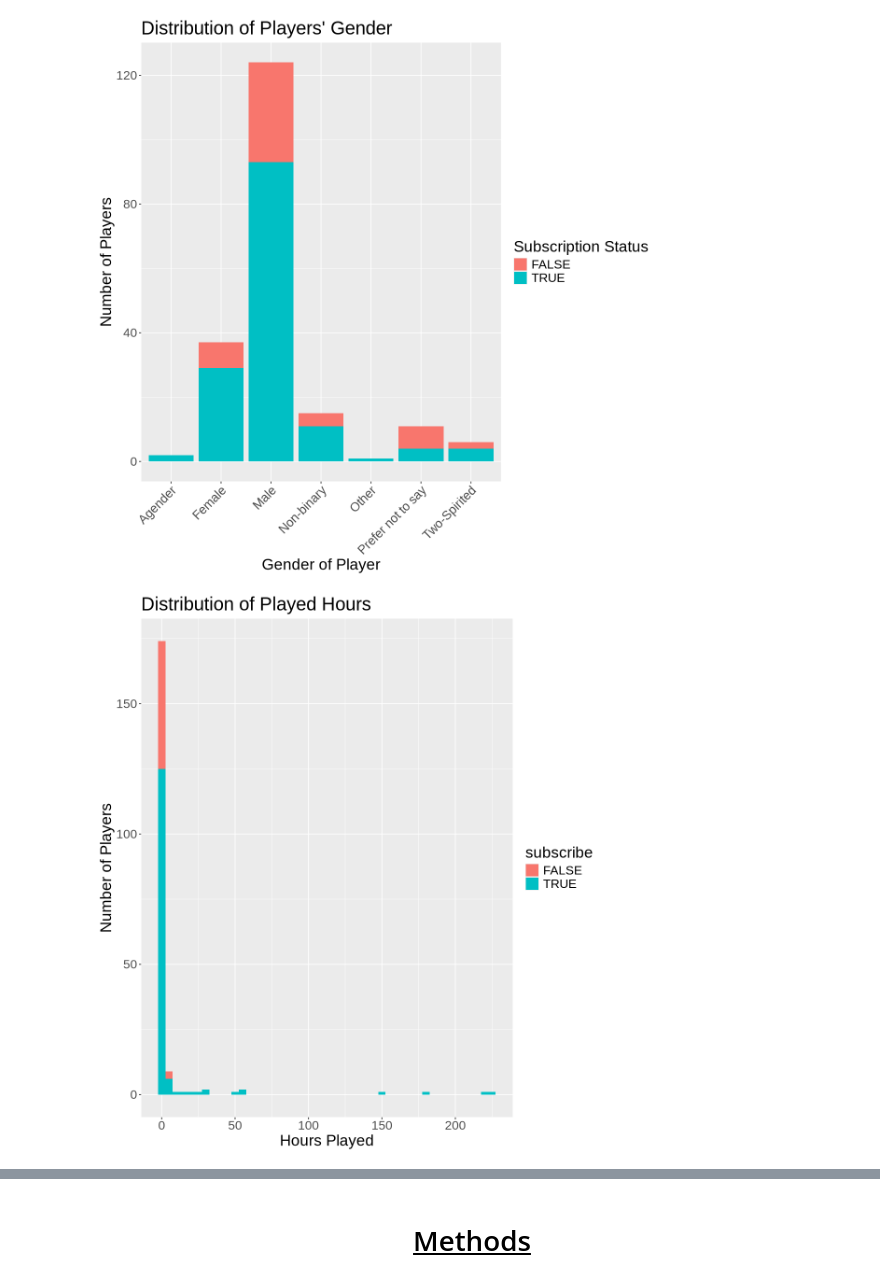
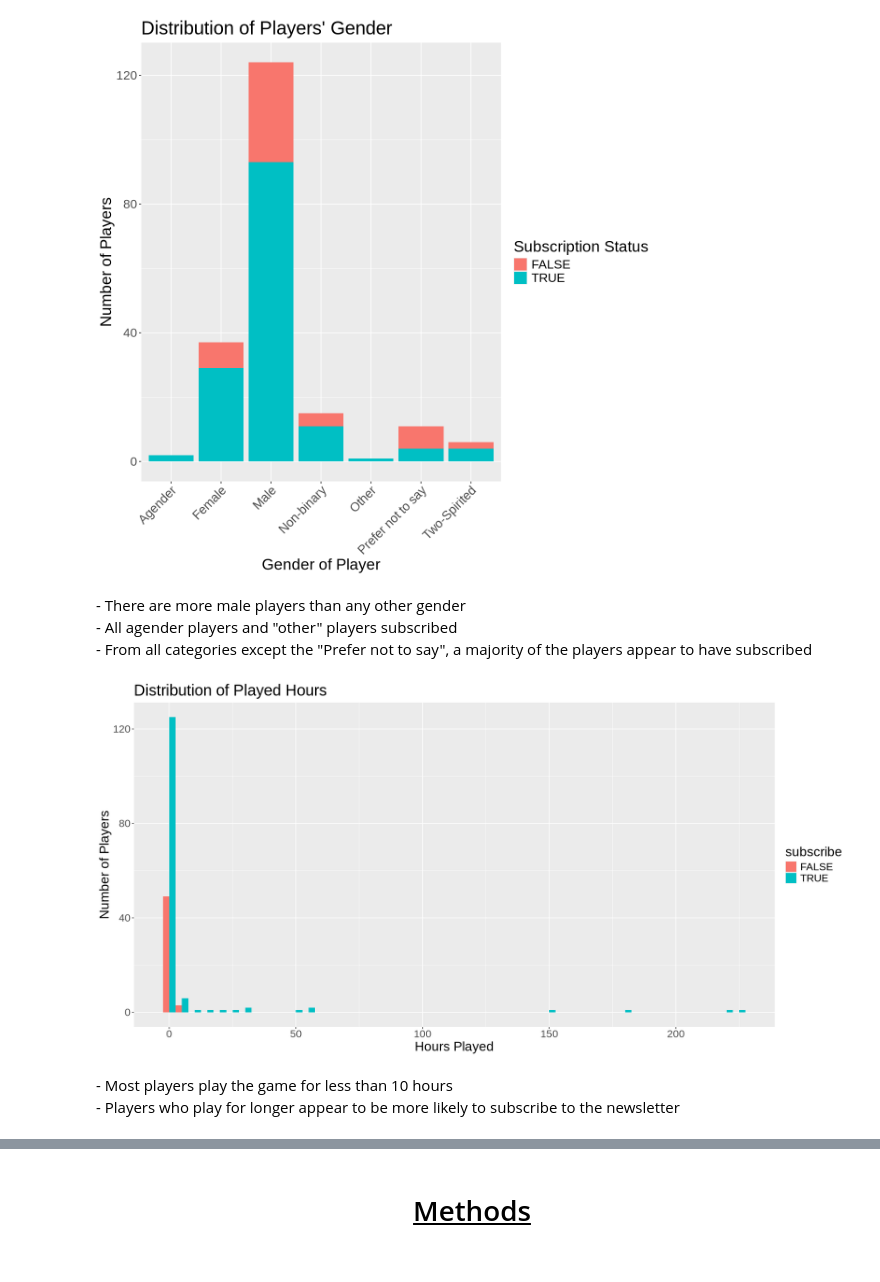
Before and after one commit to bhallasaachi/dsci-100-2025w1-Saachi-group-45, a Jupyter notebook: Saachi_Bhalla_group_45.ipynb, the cells around one changed output, grey strips where cells are left out. Cells and saved outputs as stored; diff of their text form; code cells hidden in the pictures.

Commit message:
Added analyses to visualizations, added data collection and method to explore question
Added to visualizations, Methods, Data Description and the method to explore the question.

```diff
--- a/Saachi_Bhalla_group_45.ipynb
+++ b/Saachi_Bhalla_group_45.ipynb
@@ -269,19 +282,26 @@ theme(text = element_text(size = 20))
 gender_plot
 # %% [output]
 [figure]
+# %% [markdown]
+<p> - There are more male players than any other gender <br>
+- All agender players and "other" players subscribed <br>
+- From all categories except the "Prefer not to say", a majority of the players appear to have subscribed</p>
 # %%
-options(repr.plot.height = 10, repr.plot.width = 9)
+options(repr.plot.height = 8, repr.plot.width = 16)
 Hours_played_plot <- classification_data|>
 ggplot(aes(x = played_hours, fill = subscribe)) +
-geom_histogram(binwidth = 5,) +
+geom_histogram(binwidth = 5, position = "dodge") +
 labs(
        x = "Hours Played",
        y = "Number of Players",
     title = "Distribution of Played Hours")+
 theme(text = element_text(size = 20))
 Hours_played_plot
 # %% [output]
-[figure, old version]
+[figure, new version]
+# %% [markdown]
+<p>- Most players play the game for less than 10 hours <br>
+- Players who play for longer appear to be more likely to subscribe to the newsletter</p>
 # %% [markdown]
 $-------------------------------------------------------------------------------------------------------------$
 # %% [markdown]
```
Also changed, not shown: parts of 8 cells of this notebook.
